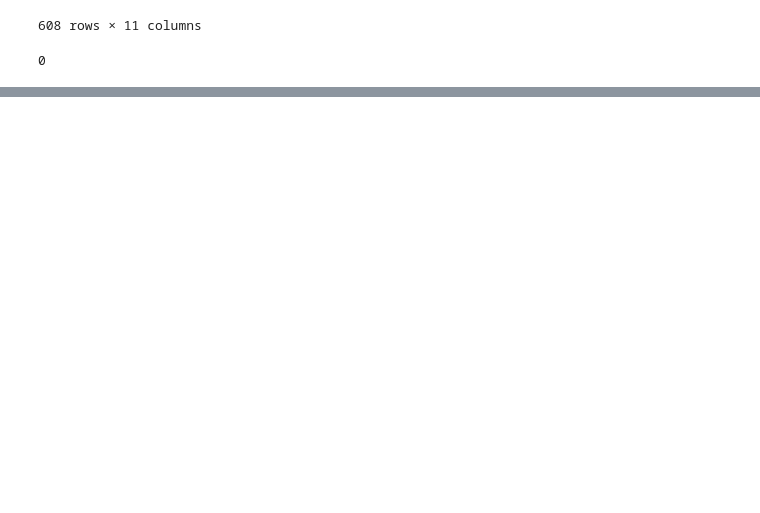
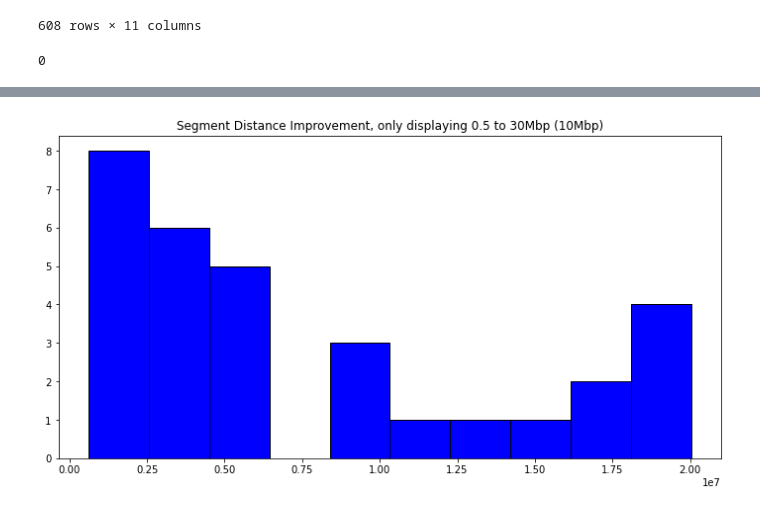
Before and after one commit to Zhaoyang-Jia/KarComparator, a Jupyter notebook: new_data_files/extract_statistics.ipynb, the cells around one changed output, grey strips where cells are left out. Saved outputs shown, nothing was run; the diff lists cells and outputs as text; code cells hidden in the pictures; blank space fills up the shorter version.

```diff
--- a/new_data_files/extract_statistics.ipynb
+++ b/new_data_files/extract_statistics.ipynb
@@ -104,0 +172,9 @@ print(sum(event_cluster_with_non_event_chr))
+# %%
+filter1 = df['segment_distance_improvement'] > 500000
+filter2 = df['segment_distance_improvement'] < 30000000
+plt.figure(figsize=(12, 6))
+plt.hist(df[filter1 & filter2]['segment_distance_improvement'], bins=10, color='blue', edgecolor='black')
+plt.title('Segment Distance Improvement, only displaying 0.5 to 30Mbp (10Mbp)')
+plt.savefig('figures/improvement2.png')
+# %% [output]
+[figure, added]
```
Also changed, not shown: parts of 19 cells of this notebook, 10 other files.
